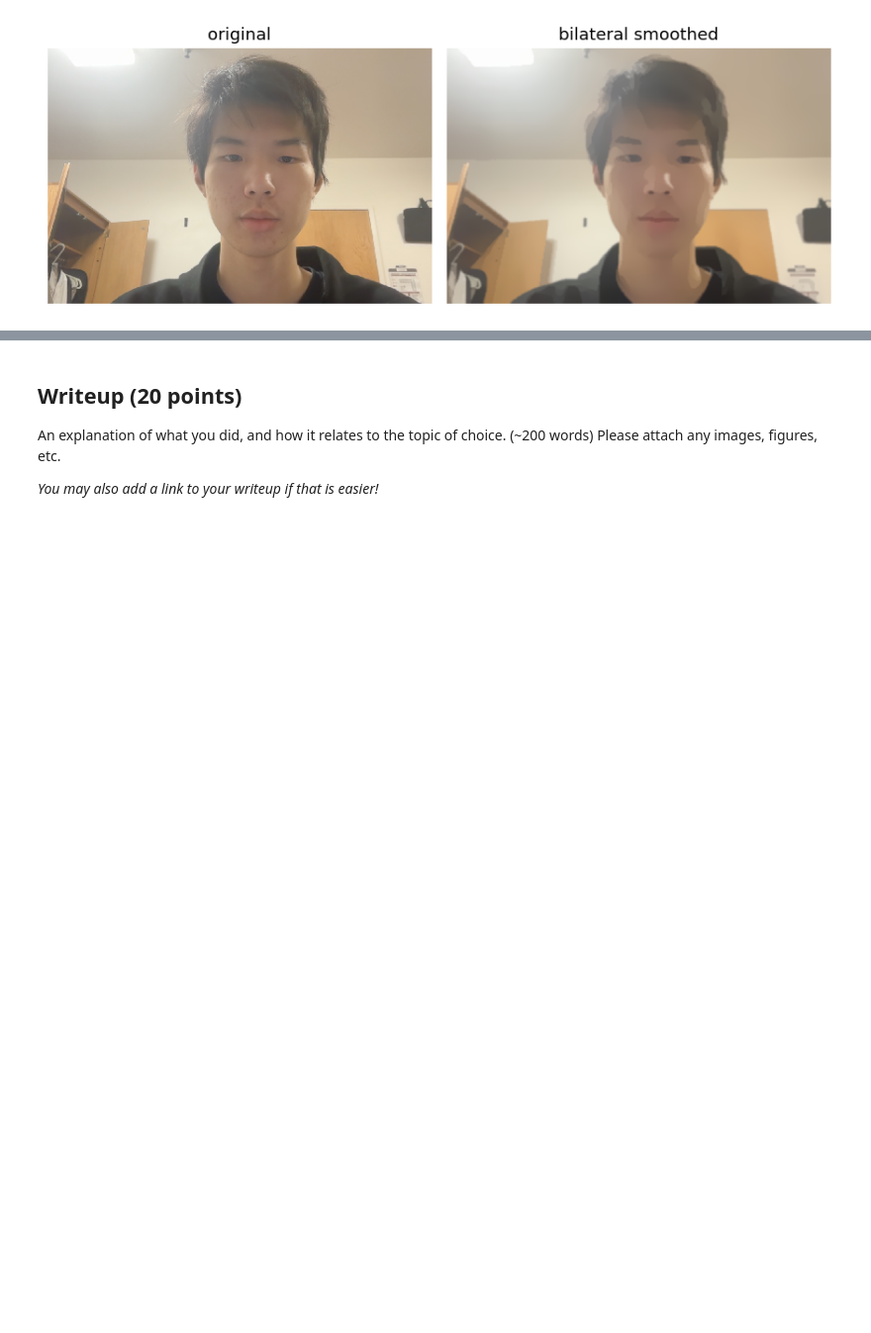
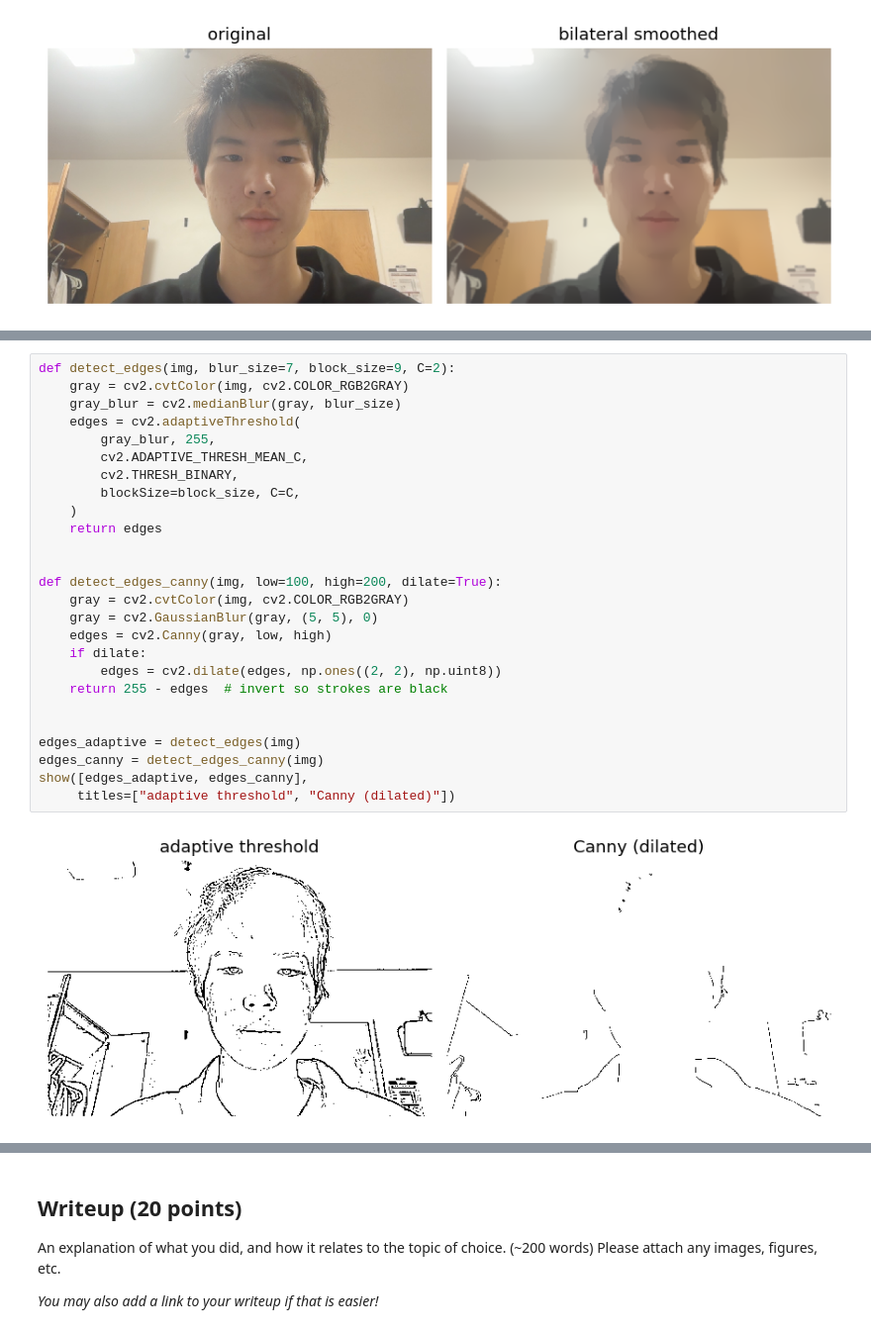
Before and after one commit to Danni281/CS131_release, a Jupyter notebook: spring_2026/project1_release/option_A/option_a_exploration.ipynb, the cells around one changed output, grey strips where cells are left out. Shown at 99% size. Cells and saved outputs as stored; diff of their text form; blank space fills up the shorter version.

```diff
--- a/spring_2026/project1_release/option_A/option_a_exploration.ipynb
+++ b/spring_2026/project1_release/option_A/option_a_exploration.ipynb
@@ -109,0 +112,28 @@ show(quantized_variants, titles=[f"k = {k}" for k in ks], figsize=(16, 4))
+# %%
+def detect_edges(img, blur_size=7, block_size=9, C=2):
+    gray = cv2.cvtColor(img, cv2.COLOR_RGB2GRAY)
+    gray_blur = cv2.medianBlur(gray, blur_size)
+    edges = cv2.adaptiveThreshold(
+        gray_blur, 255,
+        cv2.ADAPTIVE_THRESH_MEAN_C,
+        cv2.THRESH_BINARY,
+        blockSize=block_size, C=C,
+    )
+    return edges
+
+
+def detect_edges_canny(img, low=100, high=200, dilate=True):
+    gray = cv2.cvtColor(img, cv2.COLOR_RGB2GRAY)
+    gray = cv2.GaussianBlur(gray, (5, 5), 0)
+    edges = cv2.Canny(gray, low, high)
+    if dilate:
+        edges = cv2.dilate(edges, np.ones((2, 2), np.uint8))
+    return 255 - edges  # invert so strokes are black
+
+
+edges_adaptive = detect_edges(img)
+edges_canny = detect_edges_canny(img)
+show([edges_adaptive, edges_canny],
+     titles=["adaptive threshold", "Canny (dilated)"])
+# %% [output]
+[figure, added]
```
Also changed, not shown: parts of 9 cells of this notebook.
